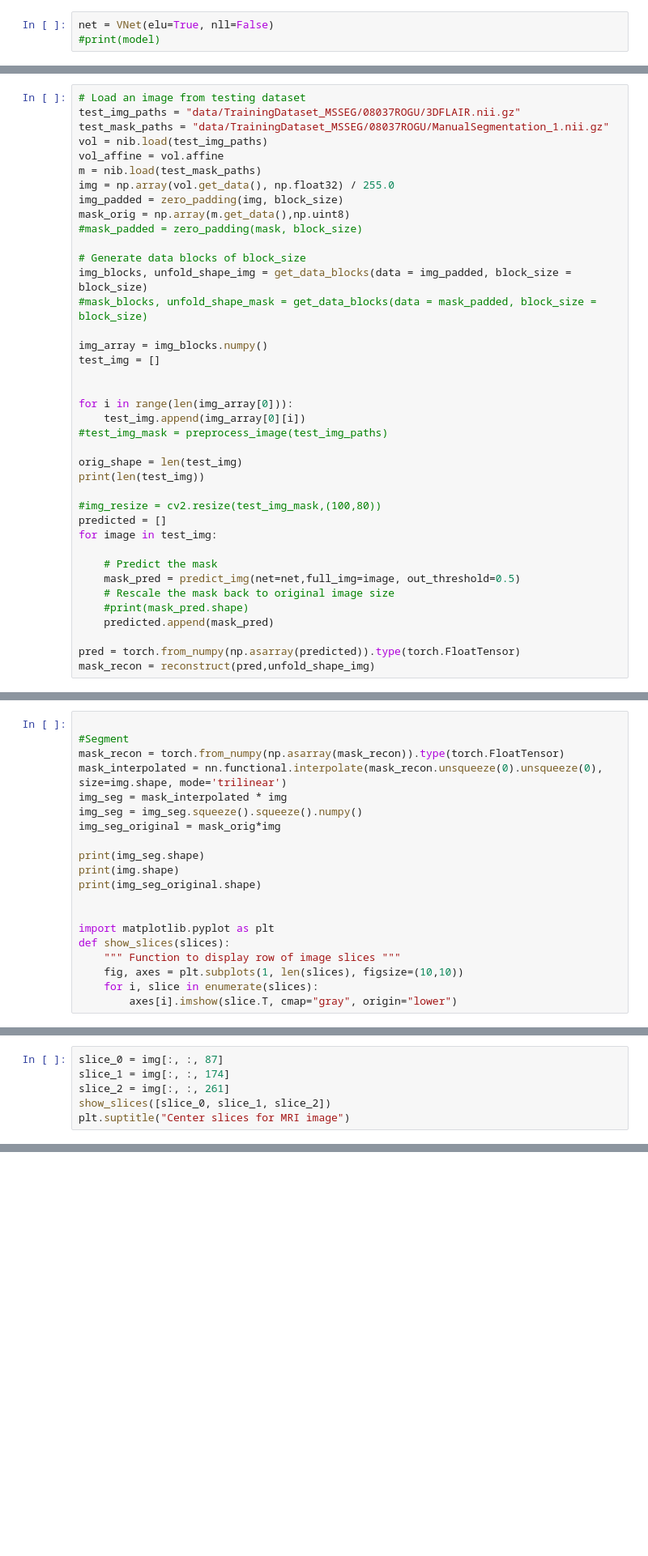
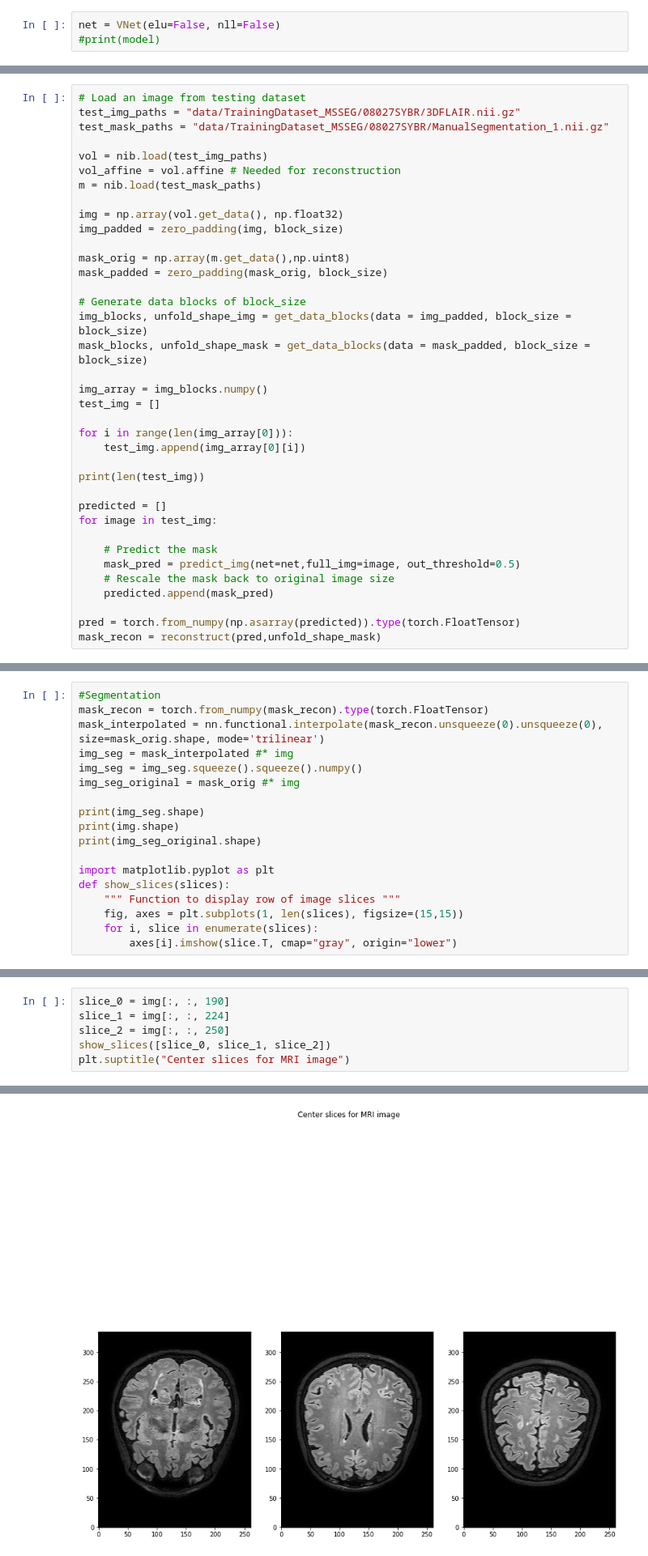
Before and after one commit to shivasanketh-rm/Brain-Lesion-Segmentation-using-Convolutional-Neural-Networks, a Jupyter notebook: V-Net.ipynb, the cells around one changed output, grey strips where cells are left out. Shown: that part at 81% size. Cells and saved outputs as stored; diff of their text form; blank space fills up the shorter version.

```diff
--- a/V-Net.ipynb
+++ b/V-Net.ipynb
@@ -178,7 +168,7 @@ class VNet(nn.Module):
 
         return output
 # %%
-net = VNet(elu=True, nll=False)
+net = VNet(elu=False, nll=False)
 #print(model)
 # %%
 n_params = sum(p.numel() for p in net.parameters() if p.requires_grad)
@@ -610,40 +515,38 @@ def reconstruct(blocks, unfold_shape):
     return blocks_orig
 # %%
 # Load an image from testing dataset
-test_img_paths = "data/TrainingDataset_MSSEG/08037ROGU/3DFLAIR.nii.gz"
-test_mask_paths = "data/TrainingDataset_MSSEG/08037ROGU/ManualSegmentation_1.nii.gz"
+test_img_paths = "data/TrainingDataset_MSSEG/08027SYBR/3DFLAIR.nii.gz"
+test_mask_paths = "data/TrainingDataset_MSSEG/08027SYBR/ManualSegmentation_1.nii.gz"
+
 vol = nib.load(test_img_paths)
-vol_affine = vol.affine
+vol_affine = vol.affine # Needed for reconstruction
 m = nib.load(test_mask_paths)
-img = np.array(vol.get_data(), np.float32) / 255.0
+
+img = np.array(vol.get_data(), np.float32)
 img_padded = zero_padding(img, block_size)
+
 mask_orig = np.array(m.get_data(),np.uint8)
-#mask_padded = zero_padding(mask, block_size)
+mask_padded = zero_padding(mask_orig, block_size)
 
 # Generate data blocks of block_size
 img_blocks, unfold_shape_img = get_data_blocks(data = img_padded, block_size = block_size)
-#mask_blocks, unfold_shape_mask = get_data_blocks(data = mask_padded, block_size = block_size)
+mask_blocks, unfold_shape_mask = get_data_blocks(data = mask_padded, block_size = block_size)
 
 img_array = img_blocks.numpy()
 test_img = []
 
-
 for i in range(len(img_array[0])):
     test_img.append(img_array[0][i])
-#test_img_mask = preprocess_image(test_img_paths)
 
-orig_shape = len(test_img)
 print(len(test_img))
 
-#img_resize = cv2.resize(test_img_mask,(100,80))
 predicted = []
 for image in test_img:
 
     # Predict the mask
     mask_pred = predict_img(net=net,full_img=image, out_threshold=0.5)
     # Rescale the mask back to original image size
-    #print(mask_pred.shape)
     predicted.append(mask_pred)
 
 pred = torch.from_numpy(np.asarray(predicted)).type(torch.FloatTensor)
-mask_recon = reconstruct(pred,unfold_shape_img)
+mask_recon = reconstruct(pred,unfold_shape_mask)
@@ -650,20 +555,18 @@ mask_recon = reconstruct(pred,unfold_shape_img)
 # %%
-
-#Segment
-mask_recon = torch.from_numpy(np.asarray(mask_recon)).type(torch.FloatTensor)
-mask_interpolated = nn.functional.interpolate(mask_recon.unsqueeze(0).unsqueeze(0), size=img.shape, mode='trilinear')
-img_seg = mask_interpolated * img
+#Segmentation
+mask_recon = torch.from_numpy(mask_recon).type(torch.FloatTensor)
+mask_interpolated = nn.functional.interpolate(mask_recon.unsqueeze(0).unsqueeze(0), size=mask_orig.shape, mode='trilinear')
+img_seg = mask_interpolated #* img
 img_seg = img_seg.squeeze().squeeze().numpy()
-img_seg_original = mask_orig*img
+img_seg_original = mask_orig #* img
 
 print(img_seg.shape)
 print(img.shape)
 print(img_seg_original.shape)
 
-
 import matplotlib.pyplot as plt
 def show_slices(slices):
     """ Function to display row of image slices """
-    fig, axes = plt.subplots(1, len(slices), figsize=(10,10))
+    fig, axes = plt.subplots(1, len(slices), figsize=(15,15))
     for i, slice in enumerate(slices):
         axes[i].imshow(slice.T, cmap="gray", origin="lower")
@@ -670,6 +577,7 @@ def show_slices(slices):
 # %%
-slice_0 = img[:, :, 87]
-slice_1 = img[:, :, 174]
-slice_2 = img[:, :, 261]
+slice_0 = img[:, :, 190]
+slice_1 = img[:, :, 224]
+slice_2 = img[:, :, 250]
 show_slices([slice_0, slice_1, slice_2])
 plt.suptitle("Center slices for MRI image")
+# %% [output]
@@ -676 +585,2 @@ plt.suptitle("Center slices for MRI image")
+[figure, added]
 # %%
```
Also changed, not shown: parts of 26 cells of this notebook.
